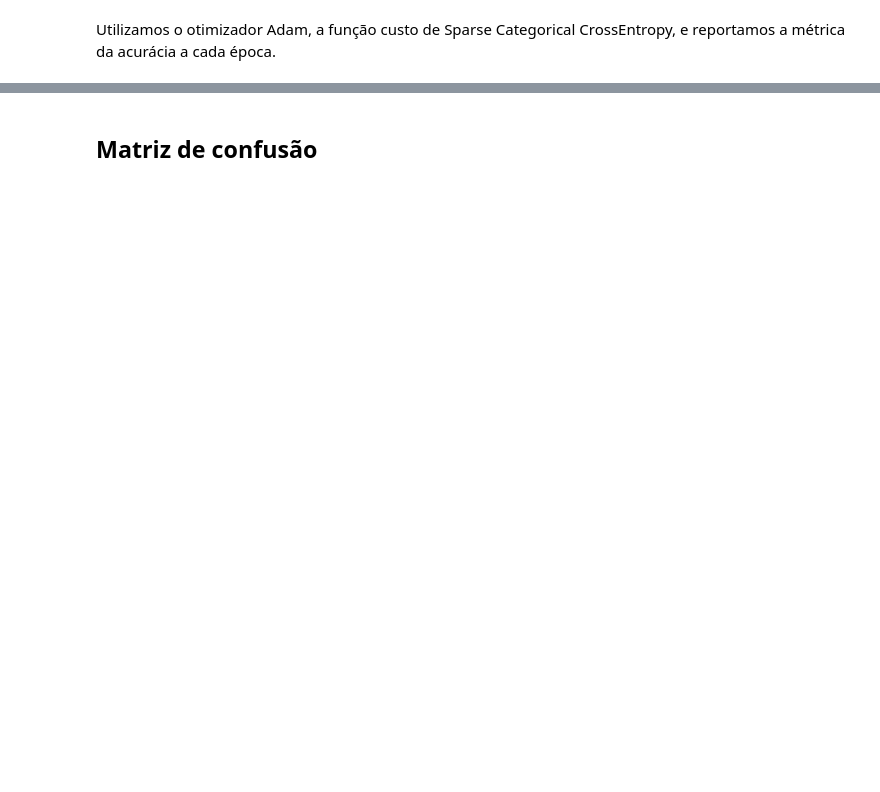
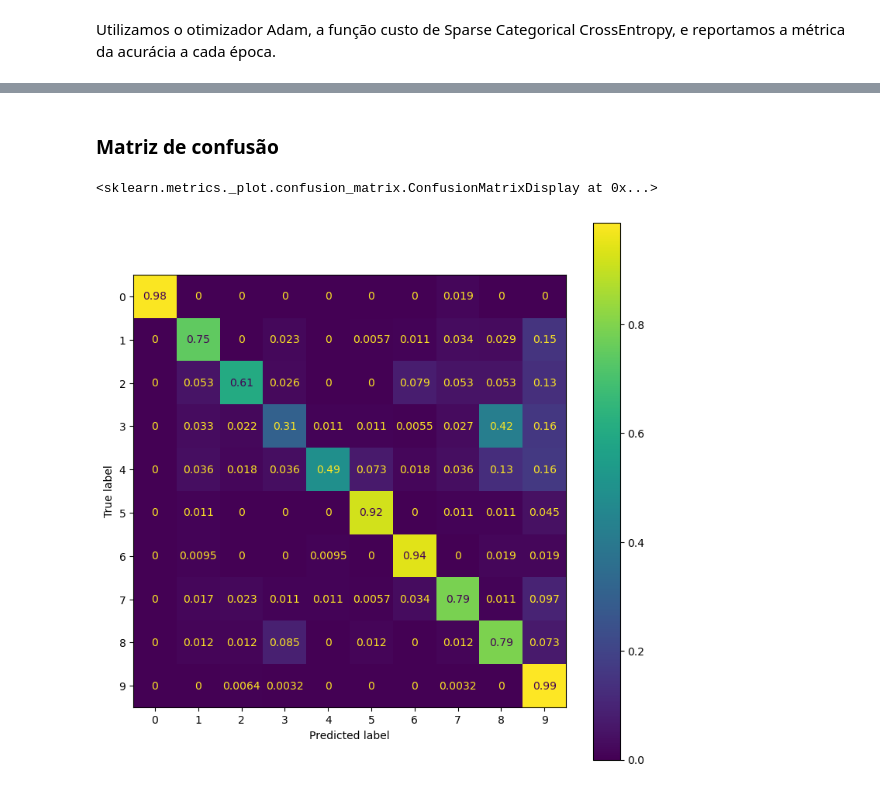
Before and after one commit to talDoFlemis/jiheisho, a Jupyter notebook: notebooks/main.ipynb, the cells around one changed output, grey strips where cells are left out. Saved outputs shown, nothing was run; the diff lists cells and outputs as text; code cells hidden in the pictures; blank space fills up the shorter version.

```diff
--- a/notebooks/main.ipynb
+++ b/notebooks/main.ipynb
@@ -59,2 +83,9 @@ for i in range(2):
+# %%
+data_augmentation = keras.Sequential([
+    keras.layers.RandomFlip("horizontal"),
+    keras.layers.RandomRotation(0.2),
+    keras.layers.RandomZoom(0.2),
+    keras.layers.RandomContrast(0.1)
+])
 # %% [markdown]
 # **Modelo**
@@ -63,22 +94,18 @@ Baseado na arquitetura AlexNet
 # %%
 model = keras.Sequential([
-    keras.layers.Conv2D(96, (11, 11), strides=4, activation='relu', input_shape=(224, 224, 3)),
-    keras.layers.BatchNormalization(),
-    keras.layers.MaxPooling2D((3, 3), strides=2),
+    data_augmentation,
 
-    keras.layers.Conv2D(256, (5, 5), padding='same', activation='relu'),
-    keras.layers.BatchNormalization(),
-    keras.layers.MaxPooling2D((3, 3), strides=2),
+    keras.layers.Conv2D(32, (3, 3), activation='relu', input_shape=(64, 64, 3)),
+    keras.layers.MaxPooling2D((2, 2)),
 
-    keras.layers.Conv2D(384, (3, 3), padding='same', activation='relu'),
-    keras.layers.Conv2D(384, (3, 3), padding='same', activation='relu'),
-    keras.layers.Conv2D(256, (3, 3), padding='same', activation='relu'),
-    keras.layers.MaxPooling2D((3, 3), strides=2),
+    keras.layers.Conv2D(64, (3, 3), activation='relu'),
+    keras.layers.MaxPooling2D((2, 2)),
+
+    keras.layers.Conv2D(128, (3, 3), activation='relu'),
+    keras.layers.MaxPooling2D((2, 2)),
 
     keras.layers.Flatten(),
-    keras.layers.Dense(4096, activation='relu'),
-    keras.layers.Dropout(0.5),
-    keras.layers.Dense(4096, activation='relu'),
+    keras.layers.Dense(256, activation='relu'),
     keras.layers.Dropout(0.5),
     keras.layers.Dense(num_classes, activation='softmax')
 ])
@@ -93,3 +122,3 @@ model.compile(optimizer='adam',
 # %%
-EPOCHS = 200
+EPOCHS = 100
 history = model.fit(train_dataset, validation_data=test_dataset, epochs=EPOCHS)
@@ -111,6 +161,6 @@ y_true = []
 y_pred = []
 
 for images, labels in test_dataset:
-    preds = model.predict(images)
+    preds = model(images, training=False)
     y_true.extend(labels.numpy())
     y_pred.extend(np.argmax(preds, axis=1))
@@ -123,5 +177,5 @@ print(f'Acurácia: {accuracy_score(y_pred, y_true):.2f}')
 # %% [markdown]
-## **Matriz de confusão**
+### **Matriz de confusão**
 # %%
 cm = confusion_matrix(y_pred, y_true, normalize='true')
 cm_display = ConfusionMatrixDisplay(cm)
@@ -129,0 +182,6 @@ cm_display.plot()
+# %%
+fig, ax = plt.subplots(1, 1, figsize=(9, 9))
+cm_display.plot(ax=ax)
+# %% [output]
+<sklearn.metrics._plot.confusion_matrix.ConfusionMatrixDisplay at 0x...>
+[figure, added]
```
Also changed, not shown: parts of 23 cells of this notebook, 1 other file.
